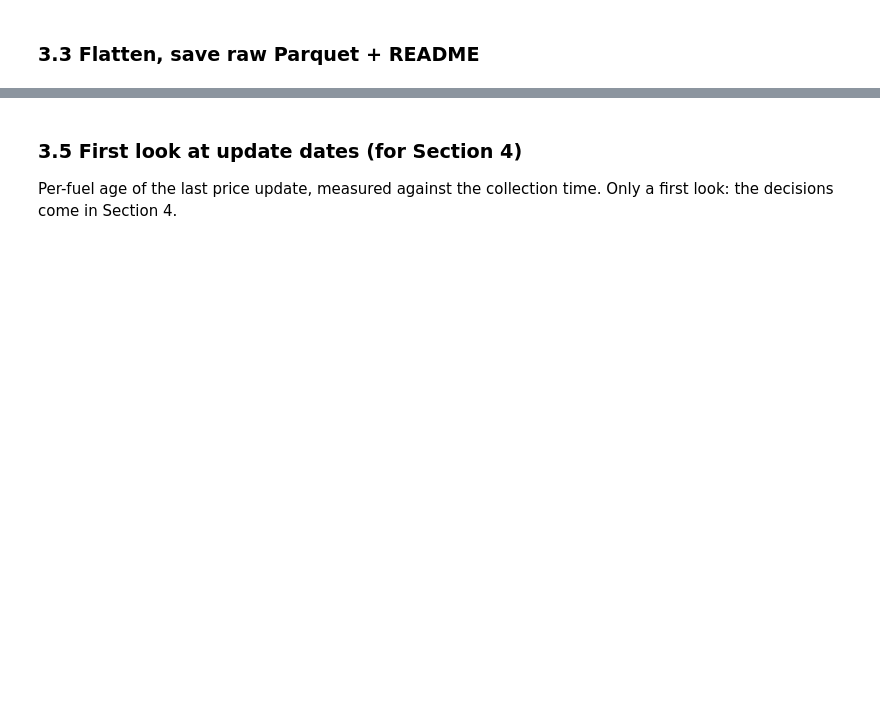
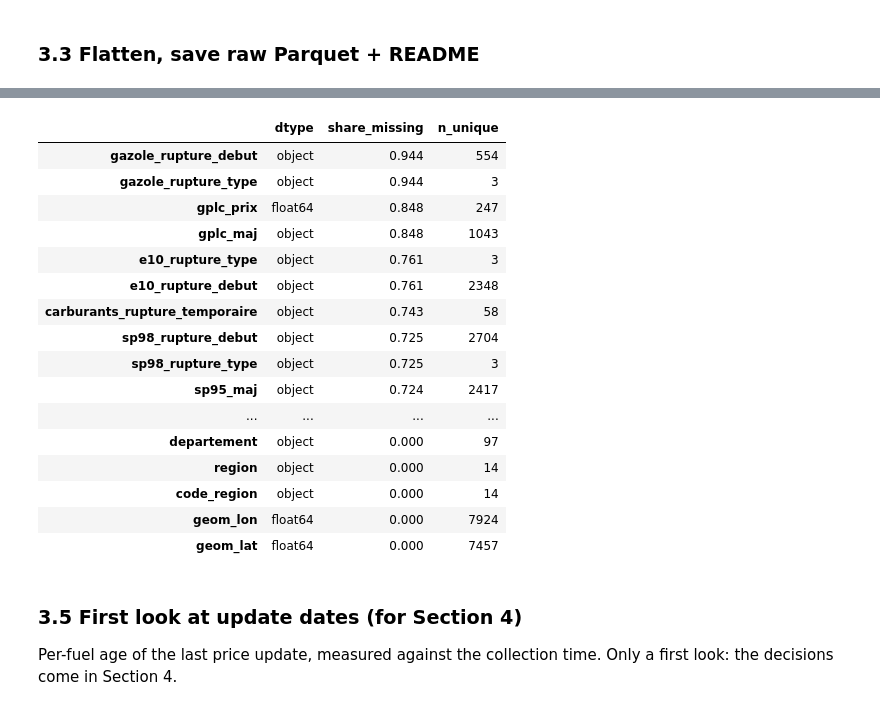
Before and after one commit to Martinvllee/Fuel-Prices-project, a Jupyter notebook: project_02_fuel_prices_v3.ipynb, the cells around one changed output, grey strips where cells are left out. Saved outputs shown, nothing was run; the diff lists cells and outputs as text; code cells hidden in the pictures; blank space fills up the shorter version.

```diff
--- a/project_02_fuel_prices_v3.ipynb
+++ b/project_02_fuel_prices_v3.ipynb
@@ -205,11 +215,29 @@ df_raw.head()
 # %%
 # First look: types, missing share, number of distinct values per column
 overview = pd.DataFrame({
     "dtype": df_raw.dtypes.astype(str),
     "share_missing": df_raw.isna().mean().round(3),
-    "n_unique": df_raw.nunique(dropna=True),
+    "n_unique": df_raw.astype(str).nunique(dropna=True),   # astype(str): some API fields are lists or dicts
 }).sort_values("share_missing", ascending=False)
 overview
+# %% [output]
+|  | dtype | share_missing | n_unique |
+| gazole_rupture_debut | object | 0.944 | 554 |
+| gazole_rupture_type | object | 0.944 | 3 |
+| gplc_prix | float64 | 0.848 | 247 |
+| gplc_maj | object | 0.848 | 1043 |
+| e10_rupture_type | object | 0.761 | 3 |
+| e10_rupture_debut | object | 0.761 | 2348 |
+| carburants_rupture_temporaire | object | 0.743 | 58 |
+| sp98_rupture_debut | object | 0.725 | 2704 |
+| sp98_rupture_type | object | 0.725 | 3 |
+| sp95_maj | object | 0.724 | 2417 |
+| ... | ... | ... | ... |
+| departement | object | 0.000 | 97 |
+| region | object | 0.000 | 14 |
+| code_region | object | 0.000 | 14 |
+| geom_lon | float64 | 0.000 | 7924 |
+| geom_lat | float64 | 0.000 | 7457 |
 # %% [markdown]
 ### 3.5 First look at update dates (for Section 4)
 Per-fuel age of the last price update, measured against the collection time. Only a first look: the decisions come in Section 4.
```
Also changed, not shown: parts of 22 cells of this notebook, 9 other files.
